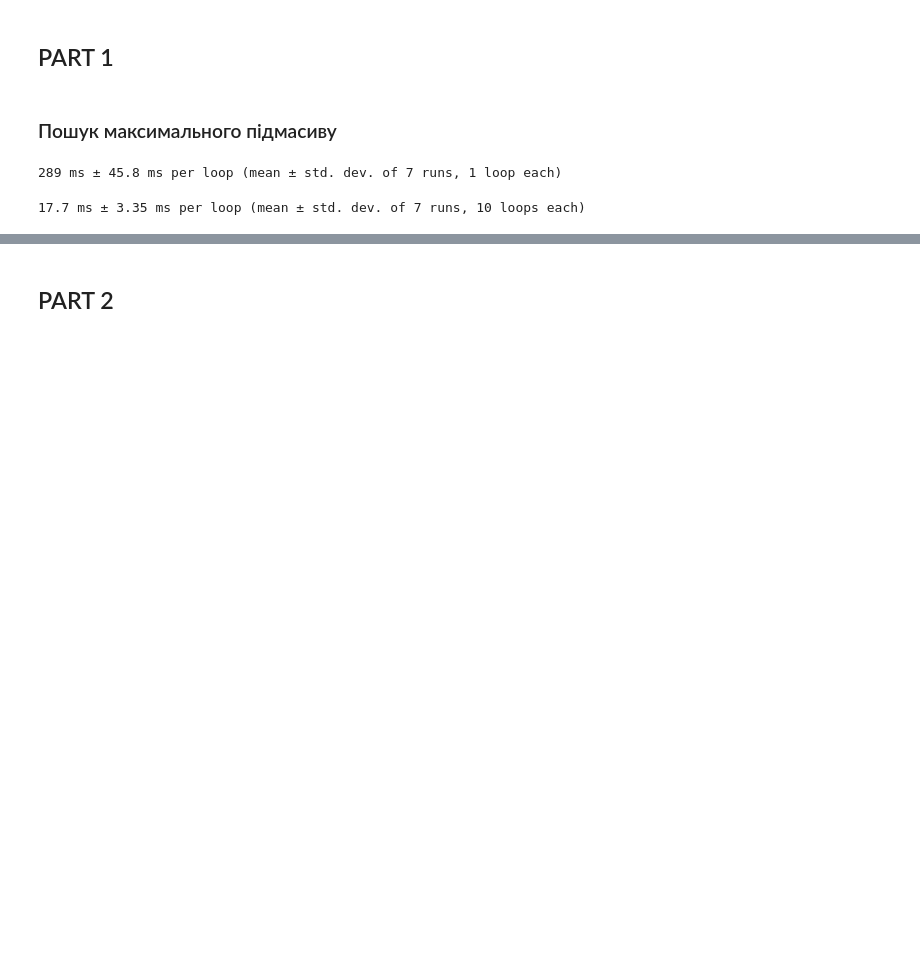
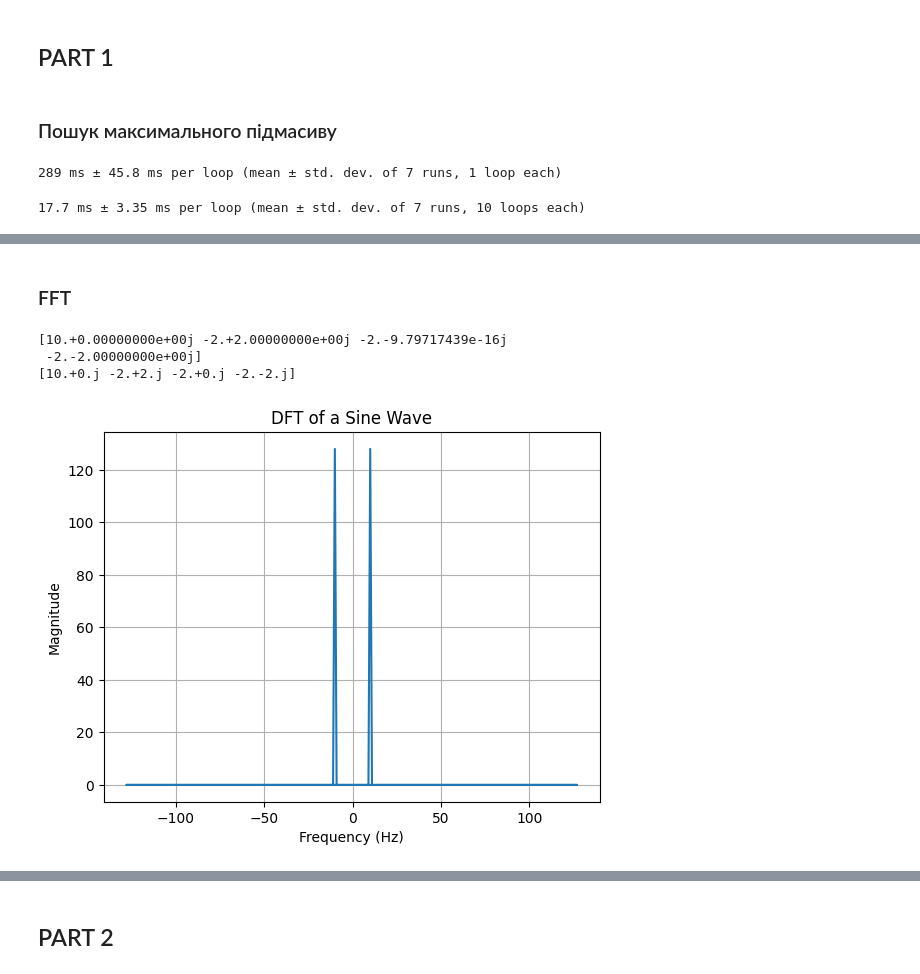
Before and after one commit to yevheniihorbatyuk/ALGORITM, a Jupyter notebook: blended_1/algoritms_blended_1.ipynb, the cells around one changed output, grey strips where cells are left out. Drawn from its saved outputs; the diff is of its cells as text; code cells hidden in the pictures; blank space fills up the shorter version.

```diff
--- a/blended_1/algoritms_blended_1.ipynb
+++ b/blended_1/algoritms_blended_1.ipynb
@@ -67,0 +92,3 @@ np.int64(4530)
+# %%
+x_float, y_float = 0.12345678, 0.87654321
+x, y = 12345678, 87654321
@@ -67,0 +142,54 @@ np.int64(4530)
+# %% [markdown]
+### FFT
+# %%
+import numpy as np
+import matplotlib.pyplot as plt
+
+def dft(x):
+    """
+    Discrete Fourier Transform (DFT) of a 1D signal.
+
+    Args:
+        x: A 1D numpy array representing the input signal.
+
+    Returns:
+        A 1D numpy array representing the DFT coefficients.
+    """
+    N = len(x)  # Length of the input signal
+    X = np.zeros(N, dtype=complex)  # Initialize DFT output array with complex zeros
+
+    for k in range(N):  # Iterate over output frequencies (0 to N-1)
+        for n in range(N):  # Iterate over input time samples (0 to N-1)
+            X[k] += x[n] * np.exp(-1j * 2 * np.pi * k * n / N)
+
+    return X
+
+
+# Example usage:
+x = np.array([1, 2, 3, 4])  # Example input signal
+X = dft(x)
+print(X)
+
+# Verification (compare with numpy's fft):
+X_np = np.fft.fft(x)
+print(X_np)  # Should be very close to the custom DFT result
+
+# Another Example (a sine wave)
+import matplotlib.pyplot as plt
+N = 256
+t = np.linspace(0, 1, N, False)  # 1 second
+x = np.sin(2*np.pi*10*t) # 10 Hz sine wave
+
+X = dft(x)
+freq = np.fft.fftfreq(N, 1/N) # Get the frequencies corresponding to the DFT output
+plt.plot(freq, np.abs(X))
+plt.xlabel("Frequency (Hz)")
+plt.ylabel("Magnitude")
+plt.title("DFT of a Sine Wave")
+plt.grid()
+plt.show()
+# %% [output]
+[10.+0.00000000e+00j -2.+2.00000000e+00j -2.-9.79717439e-16j
+ -2.-2.00000000e+00j]
+[10.+0.j -2.+2.j -2.+0.j -2.-2.j]
+[figure, added]
```
Also changed, not shown: parts of 24 cells of this notebook, 13 other files.
